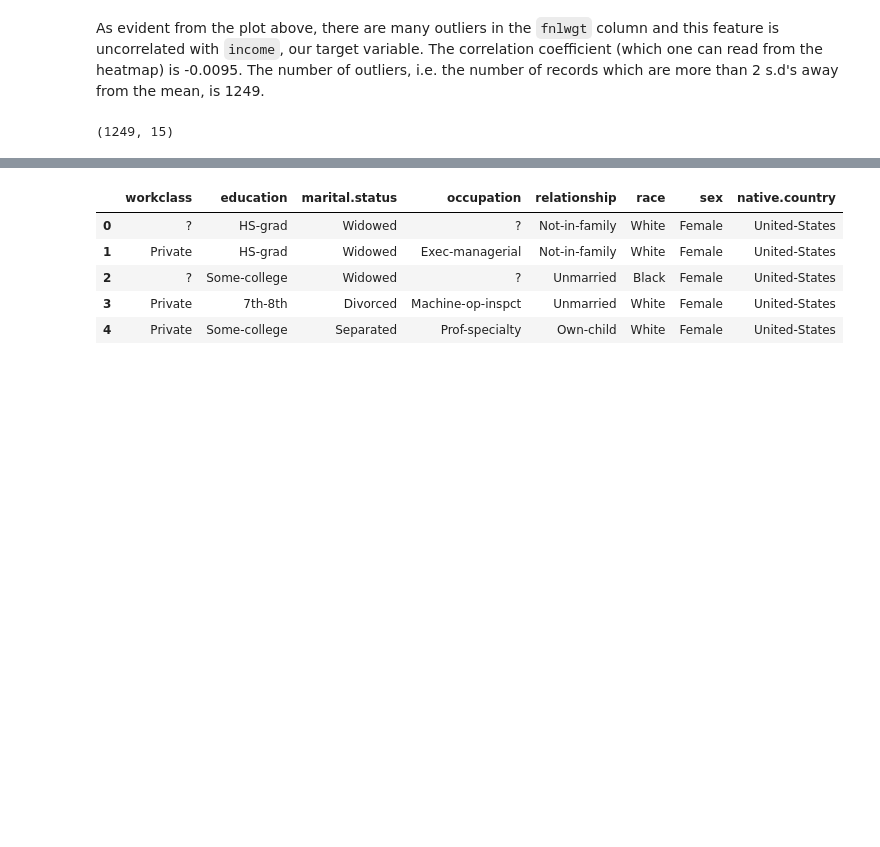
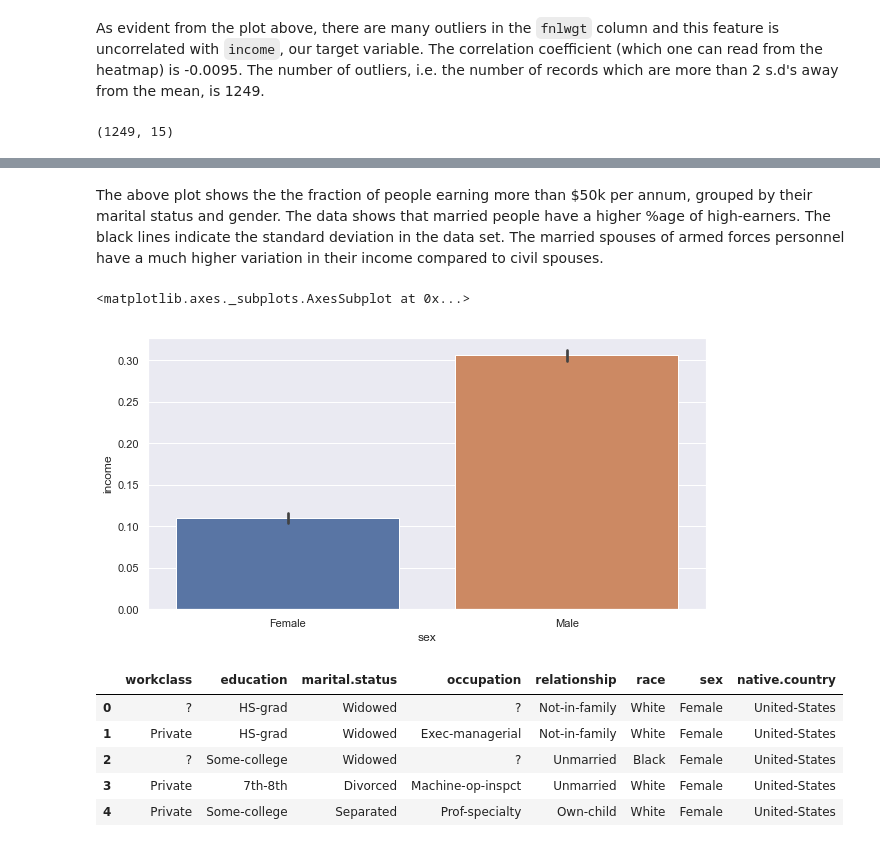
Before and after one commit to dsanyal/Kaggle, a Jupyter notebook: model_kaggle.ipynb, the cells around one changed output, grey strips where cells are left out. Saved outputs shown, nothing was run; the diff lists cells and outputs as text; code cells hidden in the pictures; blank space fills up the shorter version.

```diff
--- a/model_kaggle.ipynb
+++ b/model_kaggle.ipynb
@@ -141,3 +144,11 @@ sns.barplot(x='marital.status',y='income',data=data)
+# %% [markdown]
+The above plot shows the the fraction of people earning more than $50k per annum, grouped by their marital status and gender. The data shows that married people have a higher %age of high-earners. The black lines indicate the standard deviation in the data set. The married spouses of armed forces personnel have a much higher variation in their income compared to civil spouses.
+# %%
+plt.figure(figsize=(10,5))
+sns.barplot(x='sex',y='income',data=data)
+# %% [output]
+<matplotlib.axes._subplots.AxesSubplot at 0x...>
+[figure, added]
 # %%
 data.select_dtypes(exclude=[np.number]).head()
 # %% [output]
```
Also changed, not shown: parts of 15 cells of this notebook.
